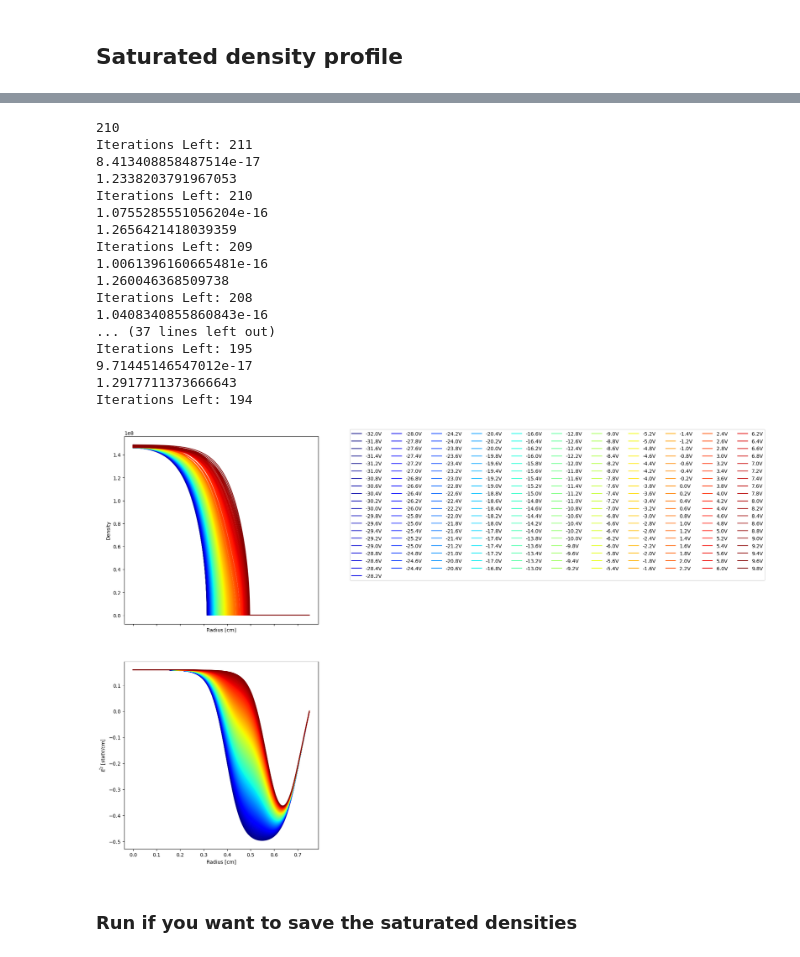
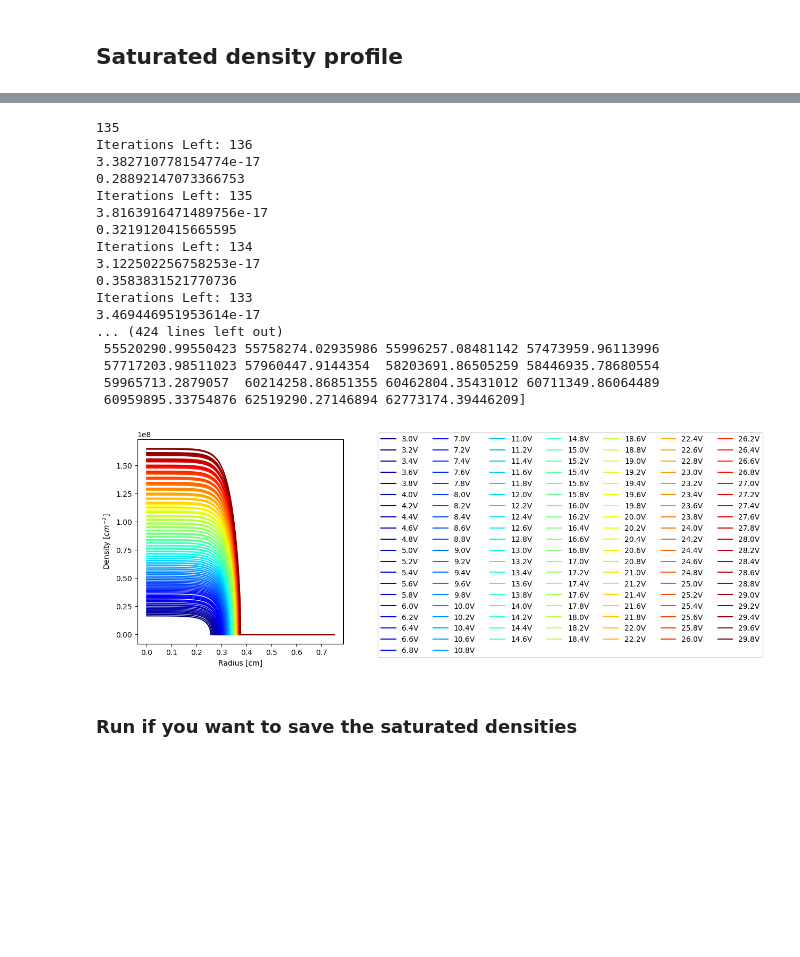
Before and after one commit to erikawa-e/density_profile, a Jupyter notebook: Calculate_DensityProfile_Vib_sweep.ipynb, the cells around one changed output, grey strips where cells are left out. Saved outputs shown, nothing was run; the diff lists cells and outputs as text; code cells hidden in the pictures; blank space fills up the shorter version.

Commit message:
Update Calculate_DensityProfile_Vib_sweep.ipynb to latest local version

```diff
--- a/Calculate_DensityProfile_Vib_sweep.ipynb
+++ b/Calculate_DensityProfile_Vib_sweep.ipynb
@@ -270,3 +251,24 @@ print(len(Vmb))
+# %%
+preCalcDisStat = np.arange(1, N+1)
+
+
+@jit(nopython = True, fastmath=True, parallel=True)
+def distribSTATIC(R,H,N,M,G,Ertil,dGr,radius_of_electron_pool):
+
+    dens = np.zeros(N+1)
+    dens[:int(radius_of_electron_pool)+1] = np.dot(Ertil[:int(radius_of_electron_pool)+1], np.linalg.inv(dGr[:int(radius_of_electron_pool)+1, :int(radius_of_electron_pool)+1]))
+
+    A = np.zeros(N+1)
+
+    A[0] = np.pi * np.power((hr/2), 2)
+    A[N] = np.pi *(N - 5/4) * np.power(hr, 2)
+    A[0:N] = 2 * np.pi * (preCalcDisStat - 1) * np.power(hr, 2)
+
+    temp = A[0:len(dens)] * dens[0:len(dens)]
+
+    N_total = np.sum(temp)
+
+    return dens, N_total, A, temp
 # %%
 #for each potential, calculates the density profile (depeding on the radus of the electron pool)
 Ezbelow = np.zeros(N+1)
@@ -304,7 +306,7 @@ for l in range(0, len(phitilNump)):
     EztilBOTTOM[:] = (phitil[0, :] - phitil[1,:])/hz
 
 
-    radius_of_electron_pool = np.round(0.57/hr)
+    radius_of_electron_pool = np.round(0.4/hr)
 
     radius_of_electron_pool_list = np.arange(0,radius_of_electron_pool+1)
 
@@ -386,40 +388,40 @@ colors = plt.cm.jet(np.linspace(0,1,len(denList)))
 
 print(N_total_list)
 # %% [output]
-210
-Iterations Left: 211
-8.413408858487514e-17
-1.2338203791967053
-Iterations Left: 210
-1.0755285551056204e-16
-1.2656421418039359
-Iterations Left: 209
-1.0061396160665481e-16
-1.260046368509738
-Iterations Left: 208
-1.0408340855860843e-16
-... (37 lines left out)
-Iterations Left: 195
-9.71445146547012e-17
-1.2917711373666643
-Iterations Left: 194
+135
+Iterations Left: 136
+3.382710778154774e-17
+0.28892147073366753
+Iterations Left: 135
+3.8163916471489756e-17
+0.3219120415665595
+Iterations Left: 134
+3.122502256758253e-17
+0.3583831521770736
+Iterations Left: 133
+3.469446951953614e-17
+... (424 lines left out)
+ 55520290.99550423 55758274.02935986 55996257.08481142 57473959.96113996
+ 57717203.98511023 57960447.9144354  58203691.86505259 58446935.78680554
+ 59965713.2879057  60214258.86851355 60462804.35431012 60711349.86064489
+ 60959895.33754876 62519290.27146894 62773174.39446209]
 # %%
-fig, (ax1, ax2) = plt.subplots(2,1,figsize=(7, 15), sharex=True)
+fig, ax = plt.subplots(1,1,figsize=(5, 5), sharex=True)
 
-for d in range(0, len(Eztil_list)):
-    ax1.plot(np.arange(0, len(denList[d])) * hr,denList[d], color = colors[d], label = str(np.round(Vob[d] * 300,1))+'V')
-    ax2.plot(np.arange(0, len(Eztil_list[d])) * hr, Eztil_list[d] , color = colors[d], label = str(np.round(Vob[d] * 300,1))+'V')
+for d in range(len(phitilNump)):
+    ax.plot(np.arange(0, len(denList[d])) * hr,denList[d], color = colors[d], label = str(np.round(Vib[d] * 300,1))+'V')
 
 
-ax1.legend(ncol=np.ceil(len(denList)/20), bbox_to_anchor=(1.15, 1.05))
-ax1.set_ylabel("Density")
+
+ax.legend(ncol=np.ceil(len(denList)/20), bbox_to_anchor=(1.15, 1.05))
+ax.set_ylabel(r"Density $[cm^{-2}]$")
 # ax2.set_ylabel(r"$\tilde{E^r}$ [statV/cm]")
-ax2.set_ylabel(r"$\tilde{E^z}$ [statV/cm]")
-ax1.set_xlabel("Radius [cm]")
-ax2.set_xlabel("Radius [cm]")
+# ax2.set_ylabel(r"$\tilde{E^z}$ [statV/cm]")
+ax.set_xlabel("Radius [cm]")
+# ax2.set_xlabel("Radius [cm]")
 plt.show()
 # %% [output]
-[figure, old version]
+[figure, new version]
 # %% [markdown]
 ### Run if you want to save the saturated densities
 # %%
```
Also changed, not shown: parts of 21 cells of this notebook, 1 other file.
